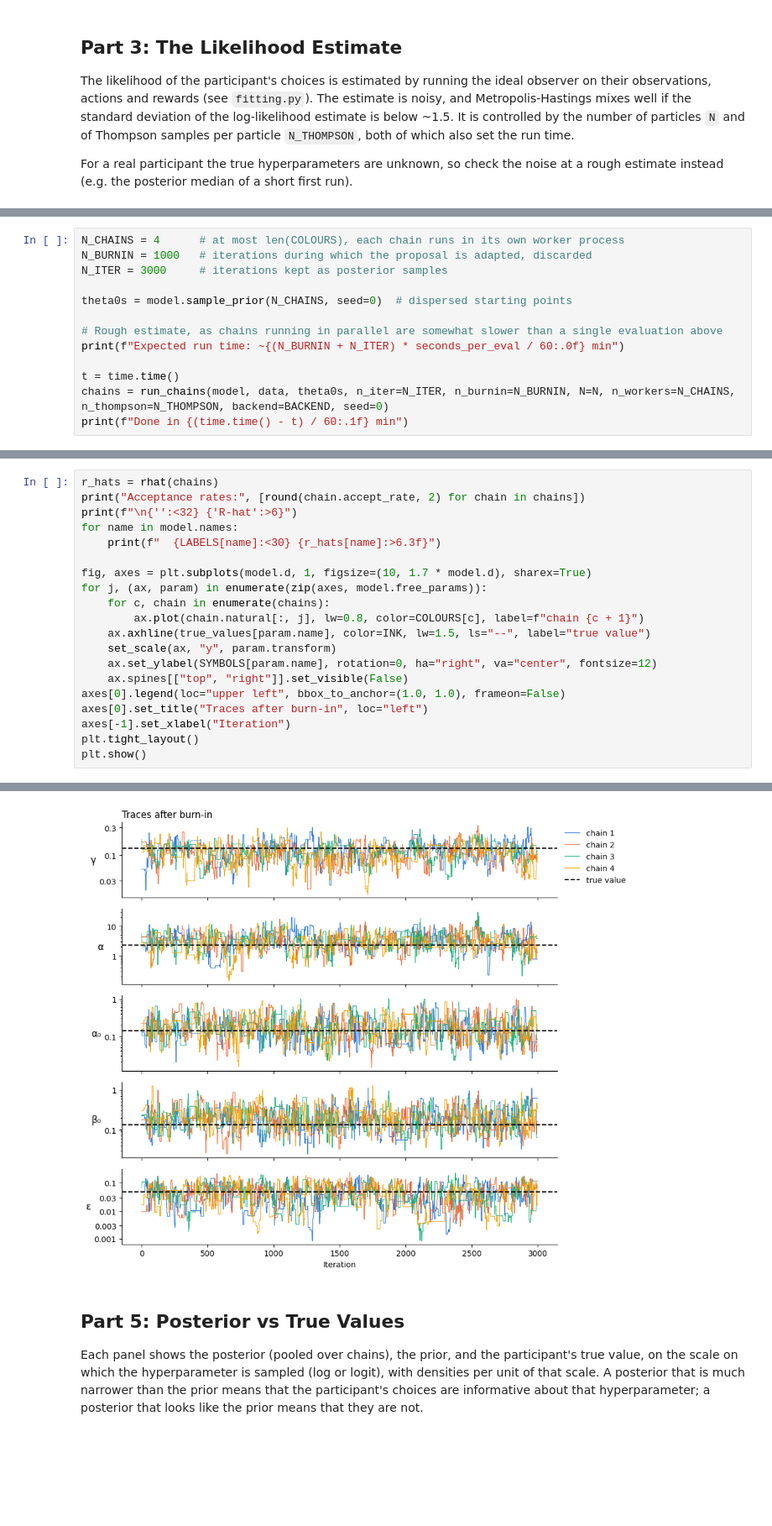
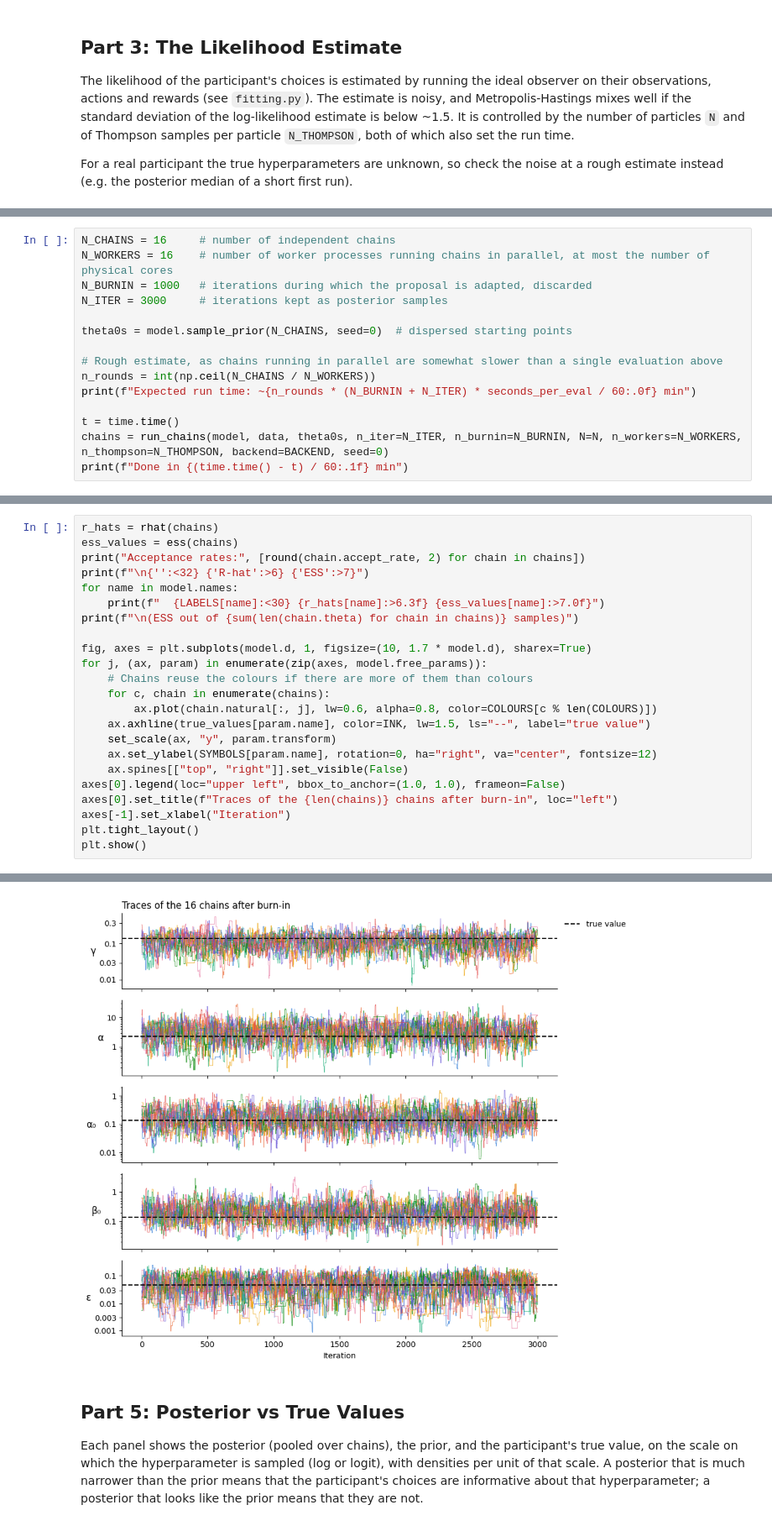
Before and after one commit to dkornai/CCAB, a Jupyter notebook: fitting_demo.ipynb, the cells around one changed output, grey strips where cells are left out. Shown at 84% size. Cells and saved outputs as stored; diff of their text form; blank space fills up the shorter version.

```diff
--- a/fitting_demo.ipynb
+++ b/fitting_demo.ipynb
@@ -218,15 +221,17 @@ Several chains are run in parallel from dispersed starting points drawn from the
 # %%
-N_CHAINS = 4      # at most len(COLOURS), each chain runs in its own worker process
+N_CHAINS = 16     # number of independent chains
+N_WORKERS = 16    # number of worker processes running chains in parallel, at most the number of physical cores
 N_BURNIN = 1000   # iterations during which the proposal is adapted, discarded
 N_ITER = 3000     # iterations kept as posterior samples
 
 theta0s = model.sample_prior(N_CHAINS, seed=0)  # dispersed starting points
 
 # Rough estimate, as chains running in parallel are somewhat slower than a single evaluation above
-print(f"Expected run time: ~{(N_BURNIN + N_ITER) * seconds_per_eval / 60:.0f} min")
+n_rounds = int(np.ceil(N_CHAINS / N_WORKERS))
+print(f"Expected run time: ~{n_rounds * (N_BURNIN + N_ITER) * seconds_per_eval / 60:.0f} min")
 
 t = time.time()
-chains = run_chains(model, data, theta0s, n_iter=N_ITER, n_burnin=N_BURNIN, N=N, n_workers=N_CHAINS, n_thompson=N_THOMPSON, backend=BACKEND, seed=0)
+chains = run_chains(model, data, theta0s, n_iter=N_ITER, n_burnin=N_BURNIN, N=N, n_workers=N_WORKERS, n_thompson=N_THOMPSON, backend=BACKEND, seed=0)
 print(f"Done in {(time.time() - t) / 60:.1f} min")
 # %% [output]
 Expected run time: ~9 min
@@ -238,20 +245,23 @@ Acceptance rates of 0.1-0.3 are expected with the noisy likelihood.
 # %%
 r_hats = rhat(chains)
+ess_values = ess(chains)
 print("Acceptance rates:", [round(chain.accept_rate, 2) for chain in chains])
-print(f"\n{'':<32} {'R-hat':>6}")
+print(f"\n{'':<32} {'R-hat':>6} {'ESS':>7}")
 for name in model.names:
-    print(f"  {LABELS[name]:<30} {r_hats[name]:>6.3f}")
+    print(f"  {LABELS[name]:<30} {r_hats[name]:>6.3f} {ess_values[name]:>7.0f}")
+print(f"\n(ESS out of {sum(len(chain.theta) for chain in chains)} samples)")
 
 fig, axes = plt.subplots(model.d, 1, figsize=(10, 1.7 * model.d), sharex=True)
 for j, (ax, param) in enumerate(zip(axes, model.free_params)):
+    # Chains reuse the colours if there are more of them than colours
     for c, chain in enumerate(chains):
-        ax.plot(chain.natural[:, j], lw=0.8, color=COLOURS[c], label=f"chain {c + 1}")
+        ax.plot(chain.natural[:, j], lw=0.6, alpha=0.8, color=COLOURS[c % len(COLOURS)])
     ax.axhline(true_values[param.name], color=INK, lw=1.5, ls="--", label="true value")
     set_scale(ax, "y", param.transform)
     ax.set_ylabel(SYMBOLS[param.name], rotation=0, ha="right", va="center", fontsize=12)
     ax.spines[["top", "right"]].set_visible(False)
 axes[0].legend(loc="upper left", bbox_to_anchor=(1.0, 1.0), frameon=False)
-axes[0].set_title("Traces after burn-in", loc="left")
+axes[0].set_title(f"Traces of the {len(chains)} chains after burn-in", loc="left")
 axes[-1].set_xlabel("Iteration")
 plt.tight_layout()
 plt.show()
@@ -267,4 +279,4 @@ Acceptance rates: [0.21, 0.2, 0.16, 0.17]
-[figure, old version]
+[figure, new version]
 # %% [markdown]
 ## Part 5: Posterior vs True Values
 
```
Also changed, not shown: parts of 9 cells of this notebook, 1 other file.
